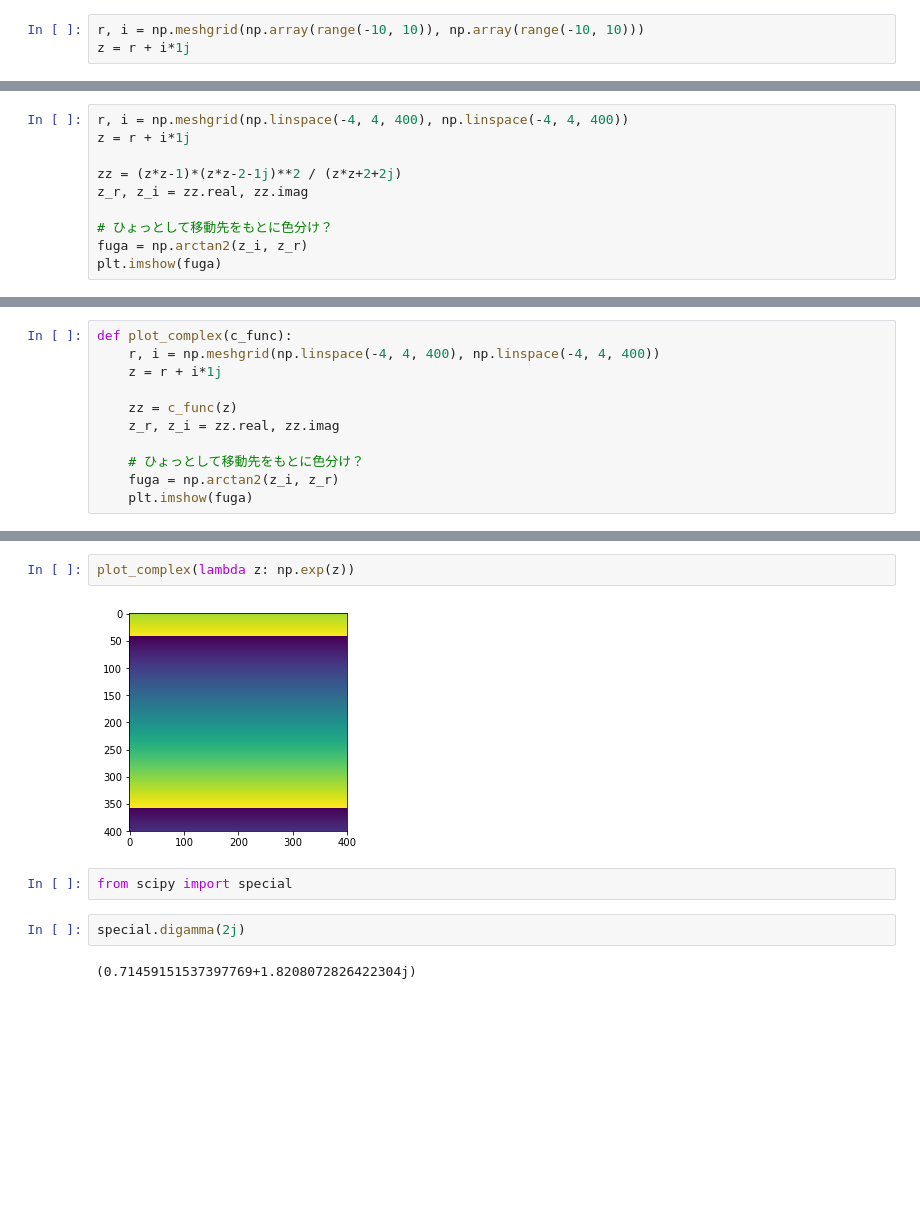
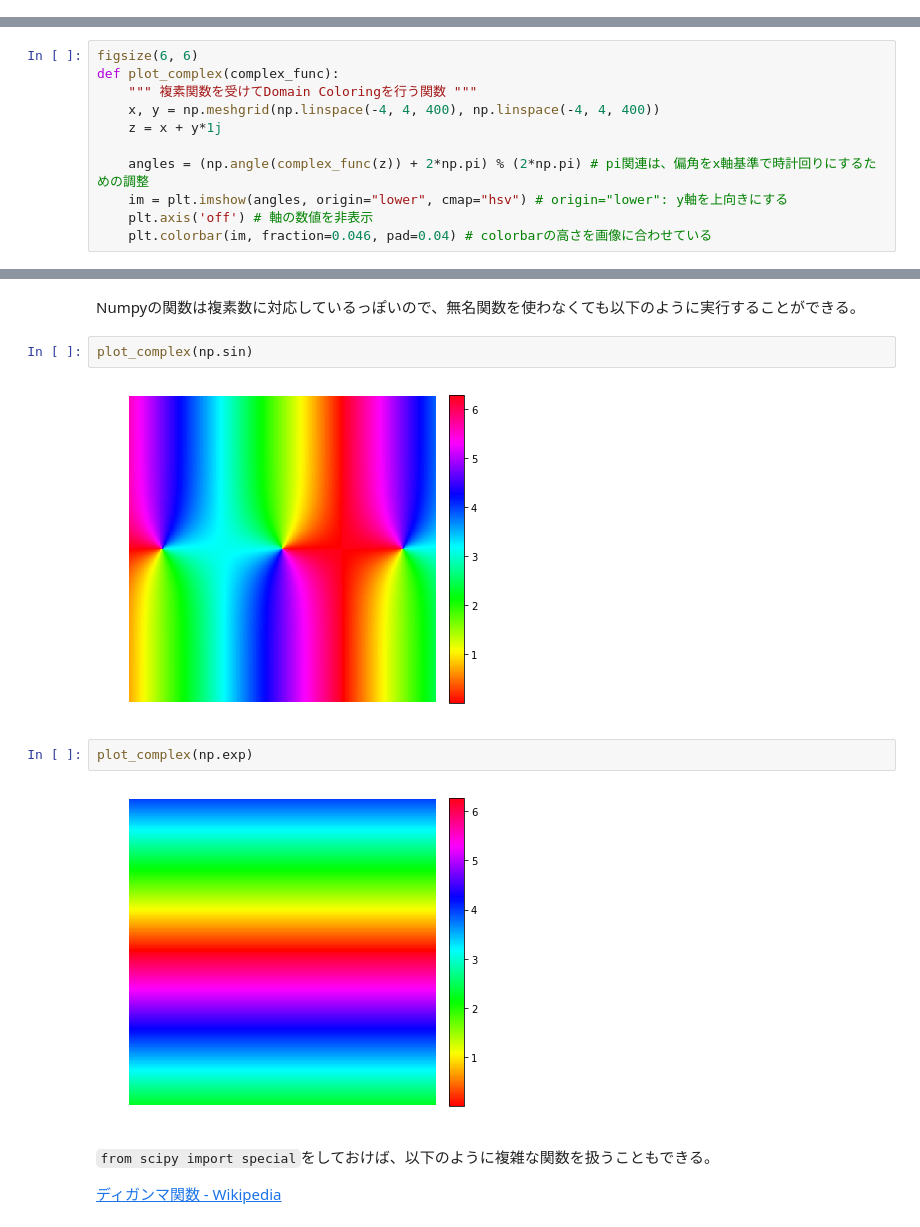
Before and after one commit to sw1227/simulation, a Jupyter notebook: complex.ipynb, the cells around one changed output, grey strips where cells are left out. Saved outputs shown, nothing was run; the diff lists cells and outputs as text; blank space fills up the shorter version.

Commit message:
fix complex

```diff
--- a/complex.ipynb
+++ b/complex.ipynb
@@ -12,3 +18,0 @@ complex
-# %%
-r, i = np.meshgrid(np.array(range(-10, 10)), np.array(range(-10, 10)))
-z = r + i*1j
@@ -111,10 +18,0 @@ plt.imshow(np.arctan2(i, r))
-# %%
-r, i = np.meshgrid(np.linspace(-4, 4, 400), np.linspace(-4, 4, 400))
-z = r + i*1j
-
-zz = (z*z-1)*(z*z-2-1j)**2 / (z*z+2+2j)
-z_r, z_i = zz.real, zz.imag
-
-# ひょっとして移動先をもとに色分け？
-fuga = np.arctan2(z_i, z_r)
-plt.imshow(fuga)
@@ -124,11 +18,0 @@ plt.imshow(fuga)
-# %%
-def plot_complex(c_func):
-    r, i = np.meshgrid(np.linspace(-4, 4, 400), np.linspace(-4, 4, 400))
-    z = r + i*1j
-
-    zz = c_func(z)
-    z_r, z_i = zz.real, zz.imag
-
-    # ひょっとして移動先をもとに色分け？
-    fuga = np.arctan2(z_i, z_r)
-    plt.imshow(fuga)
@@ -134,0 +39,11 @@ def plot_complex(c_func):
+# %%
+figsize(6, 6)
+def plot_complex(complex_func):
+    """ 複素関数を受けてDomain Coloringを行う関数 """
+    x, y = np.meshgrid(np.linspace(-4, 4, 400), np.linspace(-4, 4, 400))
+    z = x + y*1j
+
+    angles = (np.angle(complex_func(z)) + 2*np.pi) % (2*np.pi) # pi関連は、偏角をx軸基準で時計回りにするための調整
+    im = plt.imshow(angles, origin="lower", cmap="hsv") # origin="lower": y軸を上向きにする
+    plt.axis('off') # 軸の数値を非表示
+    plt.colorbar(im, fraction=0.046, pad=0.04) # colorbarの高さを画像に合わせている
@@ -143,13 +73,17 @@ plot_complex(lambda z: (z**3-1)/(z-1))
+# %% [markdown]
+Numpyの関数は複素数に対応しているっぽいので、無名関数を使わなくても以下のように実行することができる。
+# %%
+plot_complex(np.sin)
+# %% [output]
+[figure, added]
 # %%
-plot_complex(lambda z: np.exp(z))
+plot_complex(np.exp)
 # %% [output]
-[figure, old version]
+[figure, new version]
-# %%
-from scipy import special
-# %%
-special.digamma(2j)
-# %% [output]
-(0.71459151537397769+1.8208072826422304j)
+# %% [markdown]
+`from scipy import special`をしておけば、以下のように複雑な関数を扱うこともできる。
+
+[ディガンマ関数 - Wikipedia](https://ja.wikipedia.org/wiki/%E3%83%87%E3%82%A3%E3%82%AC%E3%83%B3%E3%83%9E%E9%96%A2%E6%95%B0)
 # %%
 plot_complex(special.digamma)
 # %% [output]
```
Also changed, not shown: parts of 50 cells of this notebook.
